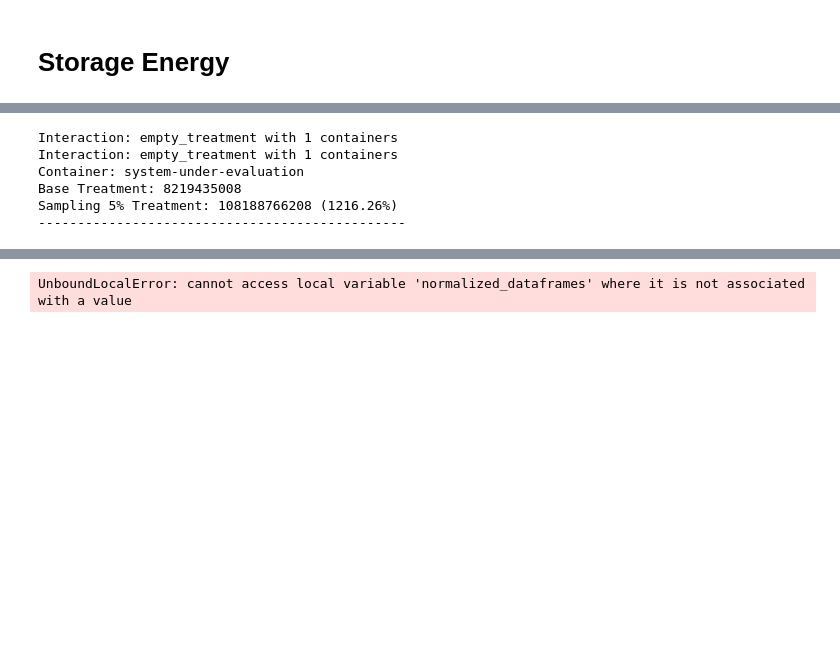
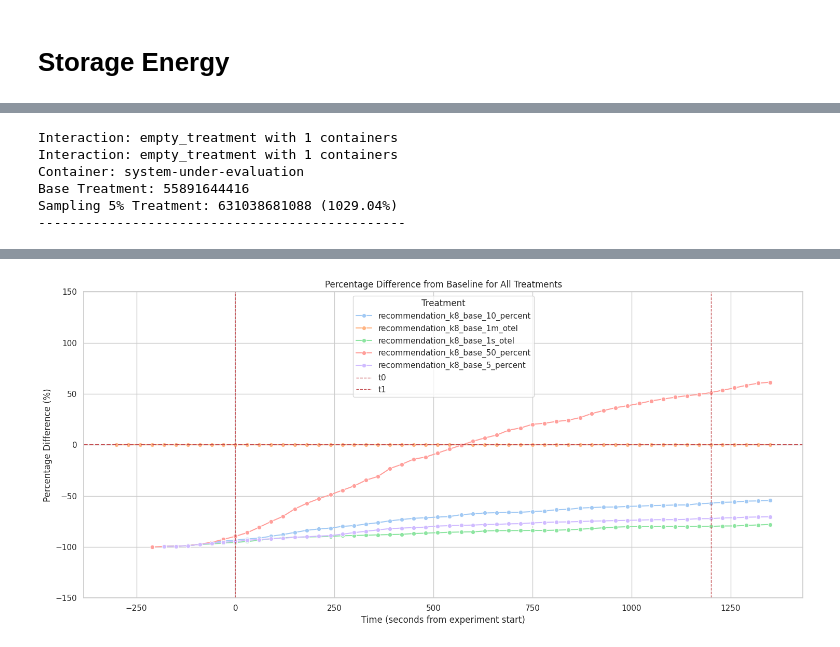
Before and after one commit to JulianLegler/goxn, a Jupyter notebook: evaluation/storage-evaluation.ipynb, the cells around one changed output, grey strips where cells are left out. Cells and saved outputs as stored; diff of their text form; code cells hidden in the pictures; blank space fills up the shorter version.

```diff
--- a/evaluation/storage-evaluation.ipynb
+++ b/evaluation/storage-evaluation.ipynb
@@ -1029,10 +1036,10 @@ Found 1 interactions for report_2025-05-01_14-38-24.yaml and empty_treatment.
 def get_storage_energy_consumption_per_namespace(interaction, treatment_name):
     treatment_start_end_values = {}
 
-    number_of_containers = len(interaction.response_data["container_label_io_kubernetes_pod_namespace"].unique())
+    number_of_containers = len(interaction.response_data["namespace"].unique())
     print(f"Interaction: {interaction.treatment_name} with {number_of_containers} containers")
     # Assuming `interaction.response_data` is your dataframe
-    for container_name, df in interaction.response_data.groupby("container_label_io_kubernetes_pod_namespace"):
+    for container_name, df in interaction.response_data.groupby("namespace"):
 
         #print(f"Container: {container_name} - Treatment: {treatment_name}")
         # Filter for rows where treatment is "Treatment"
@@ -1078,11 +1085,11 @@ for container_name, values in values_base_storage_per_namespace.items():
 Interaction: empty_treatment with 1 containers
 Interaction: empty_treatment with 1 containers
 Container: system-under-evaluation
-Base Treatment: 8219435008
-Sampling 5% Treatment: 108188766208 (1216.26%)
+Base Treatment: 55891644416
+Sampling 5% Treatment: 631038681088 (1029.04%)
 -----------------------------------------------
 # %%
-def mean_of_experiments_of_type(dataframes, response_name, container_key='container_label_io_kubernetes_container_name'):
+def mean_of_experiments_of_type(dataframes, response_name, container_key='label_app_kubernetes_io_name'):
     """     print(dataframes)
         #print(dataframes.columns) AttributeError: 'list' object has no attribute 'columns'
         print(dataframes[0])
@@ -1256,7 +1263,7 @@ def plot_percentage_difference_mean(combined_condensed_df, treatment_end_time, t
     plt.xlabel("Time (seconds from experiment start)")
     plt.ylabel("Percentage Difference (%)")
     # only show the range from 0 - 20
-    plt.ylim(-20, 20)
+    plt.ylim(-150, 150)
     plt.grid(True)
     plt.legend(title="Treatment")
     plt.tight_layout()
@@ -1283,10 +1290,6 @@ experiments_map = {
     "recommendation_k8_base_5_percent": [],
     "recommendation_k8_base_10_percent": [],
     "recommendation_k8_base_50_percent": [],
-    "recommendation_k8_delay_1m_otel": [],
-    "recommendation_k8_delay_1s_otel": [],
-    "recommendation_k8_delay_5_percent": [],
-    "recommendation_k8_delay_10_percent": []
 }
 
 mean_combined_df = {}
@@ -1297,7 +1300,7 @@ for experiment in experiments_map.keys():
     experiments_map[experiment] = []
 
 # Loop over each file just once.
-for file in files_in_direcotory:
+for file in yaml_files:
     report_path = path.join("reports", file)
     with open(report_path, "r") as f:
         content = f.read()
@@ -1360 +1363 @@ No valid interactions found for the specified treatment names.
-UnboundLocalError: cannot access local variable 'normalized_dataframes' where it is not associated with a value
+[figure, added]
```
Also changed, not shown: parts of 13 cells of this notebook.
